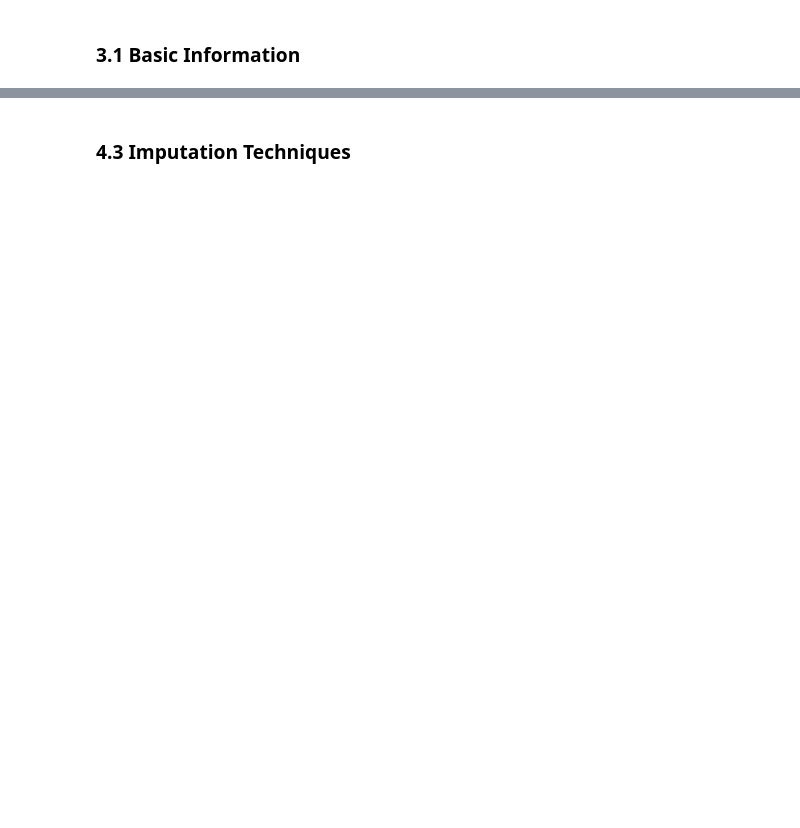
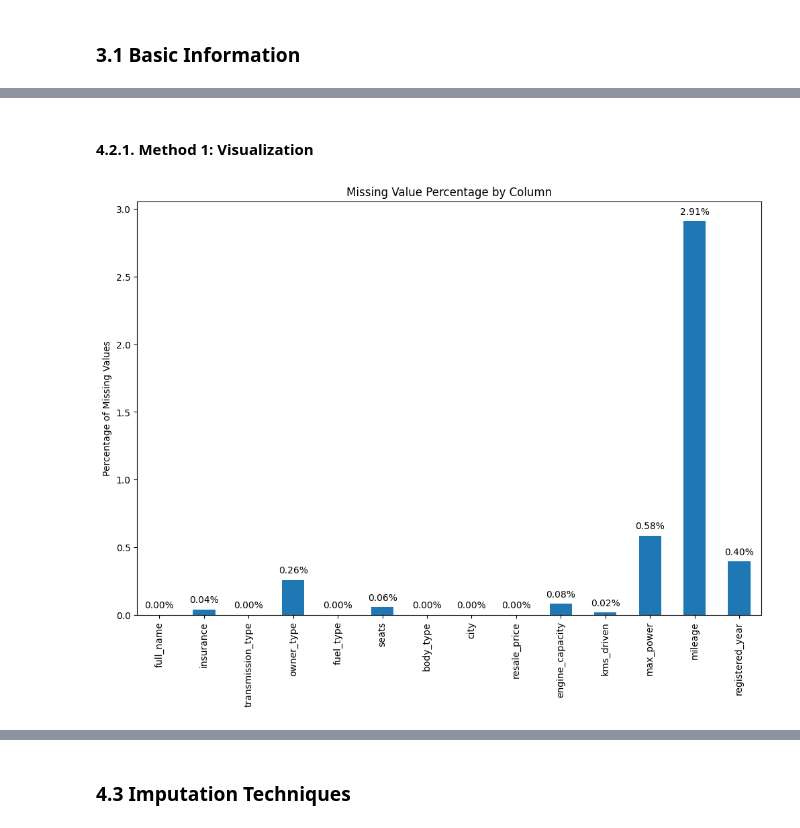
Before and after one commit to callmezuy/hcmus-data-mining--preprocessing, a Jupyter notebook: notebooks/02_tabular_preprocessing.ipynb, the cells around one changed output, grey strips where cells are left out. Cells and saved outputs as stored; diff of their text form; code cells hidden in the pictures; blank space fills up the shorter version.

```diff
--- a/notebooks/02_tabular_preprocessing.ipynb
+++ b/notebooks/02_tabular_preprocessing.ipynb
@@ -151,0 +689,15 @@ print("Libraries imported successfully!")
+# %% [markdown]
+#### 4.2.1. Method 1: Visualization
+# %%
+# vẽ bar chart phần trăm missing value và hiện số phần trăm
+missing_percent = eda_df.isna().mean() * 100
+missing_percent.plot(kind='bar')
+
+for i, v in enumerate(missing_percent):
+    plt.text(i, v + 0.05, f"{v:.2f}%", ha='center')
+
+plt.ylabel('Percentage of Missing Values')
+plt.title('Missing Value Percentage by Column')
+plt.show()
+# %% [output]
+[figure, added]
```
Also changed, not shown: parts of 177 cells of this notebook.
